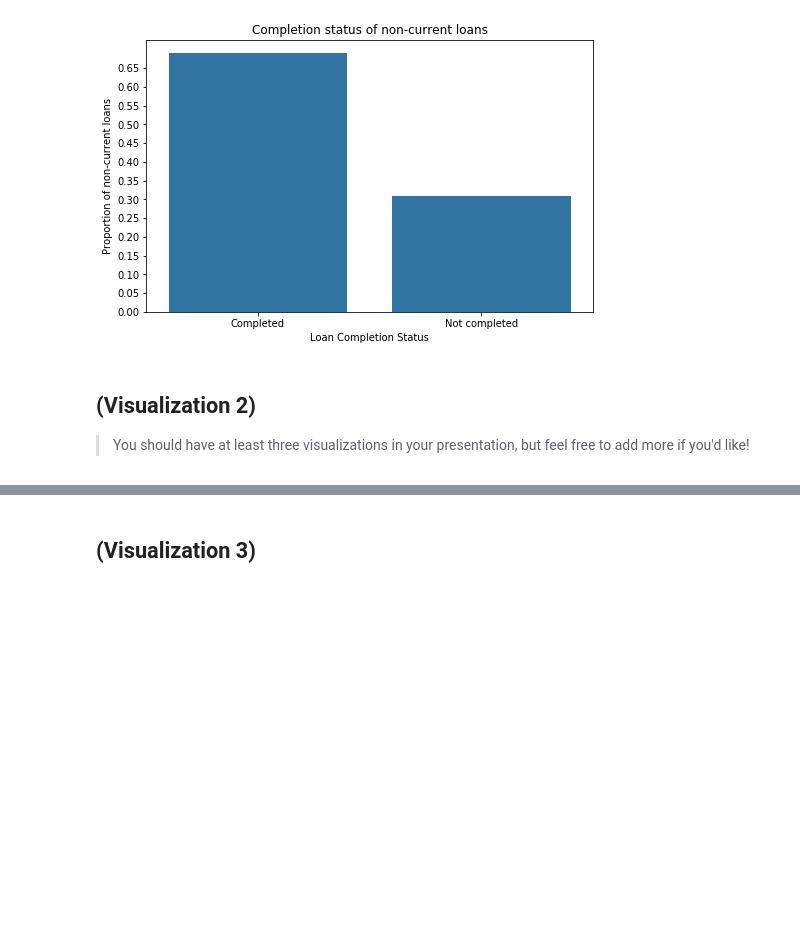
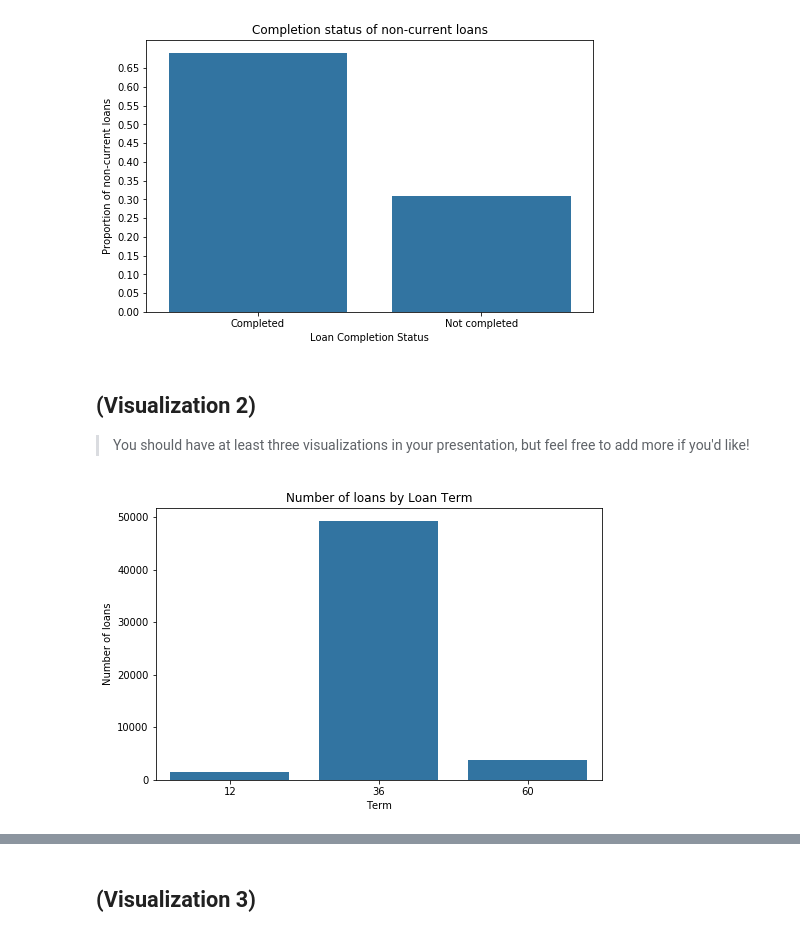
Before and after one commit to Jeffro80/DAND_Communicate_Findings, a Jupyter notebook: explanatory_presentation_working.ipynb, the cells around one changed output, grey strips where cells are left out. Drawn from its saved outputs; the diff is of its cells as text; code cells hidden in the pictures; blank space fills up the shorter version.

Commit message:
slideshow further images

```diff
--- a/explanatory_presentation_working.ipynb
+++ b/explanatory_presentation_working.ipynb
@@ -141,3 +142,12 @@ plt.title('Completion status of non-current loans');
 
 > You should have at least three visualizations in your presentation,
 but feel free to add more if you'd like!
+# %%
+plt.figure(figsize=[8, 5])
+sb.countplot(data = loans, x = 'Term', color = base_color)
+plt.xlabel('Term')
+plt.ylabel('Number of loans')
+plt.title('Number of loans by Loan Term')
+plt.show();
+# %% [output]
+[figure, added]
```
Also changed, not shown: parts of 5 cells of this notebook.
